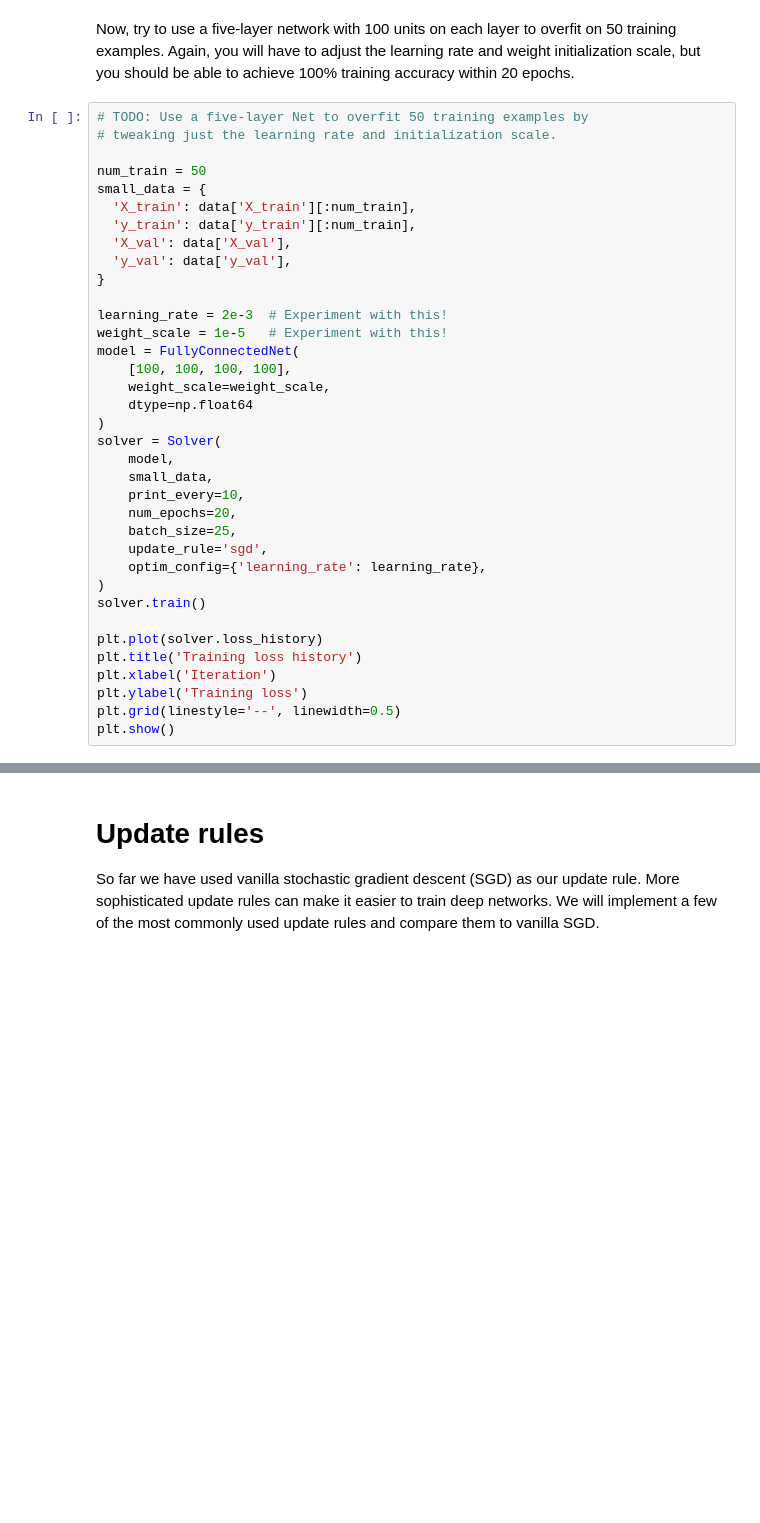
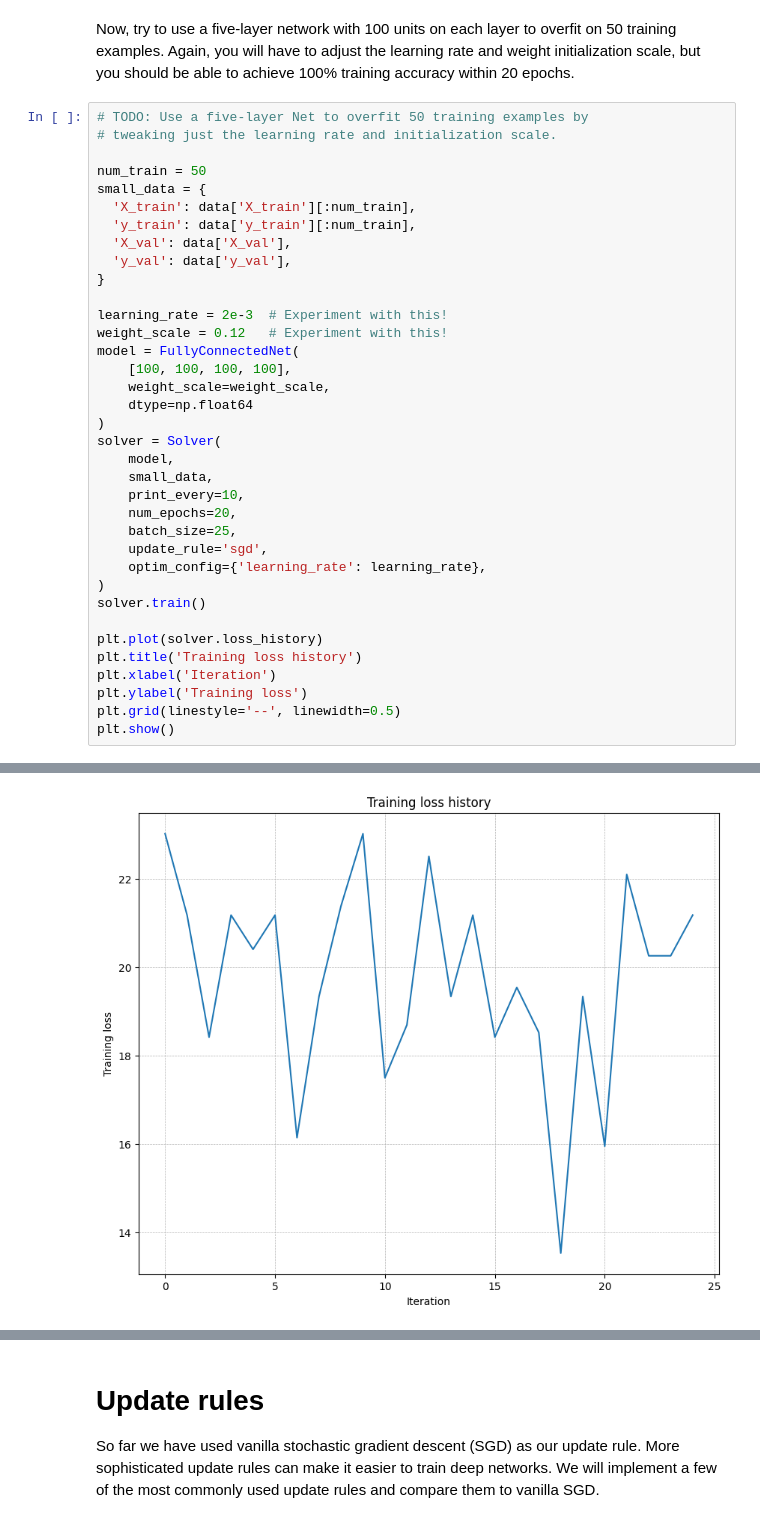
Before and after one commit to CS231n-Study/CS231n-Assignments, a Jupyter notebook: assignments/assignment2/FullyConnectedNets.ipynb, the cells around one changed output, grey strips where cells are left out. Saved outputs shown, nothing was run; the diff lists cells and outputs as text; blank space fills up the shorter version.

```diff
--- a/assignments/assignment2/FullyConnectedNets.ipynb
+++ b/assignments/assignment2/FullyConnectedNets.ipynb
@@ -158,7 +189,7 @@ small_data = {
 }
 
 learning_rate = 2e-3  # Experiment with this!
-weight_scale = 1e-5   # Experiment with this!
+weight_scale = 0.12   # Experiment with this!
 model = FullyConnectedNet(
     [100, 100, 100, 100],
     weight_scale=weight_scale,
@@ -181,3 +212,4 @@ plt.xlabel('Iteration')
 plt.ylabel('Training loss')
 plt.grid(linestyle='--', linewidth=0.5)
 plt.show()
+# %% [output]
@@ -184,3 +241,4 @@ plt.show()
+[figure, added]
 # %% [markdown]
 ## Inline Question 1:
 Did you notice anything about the comparative difficulty of training the three-layer network vs. training the five-layer network? In particular, based on your experience, which network seemed more sensitive to the initialization scale? Why do you think that is the case?
```
Also changed, not shown: parts of 19 cells of this notebook, 12 other files.
